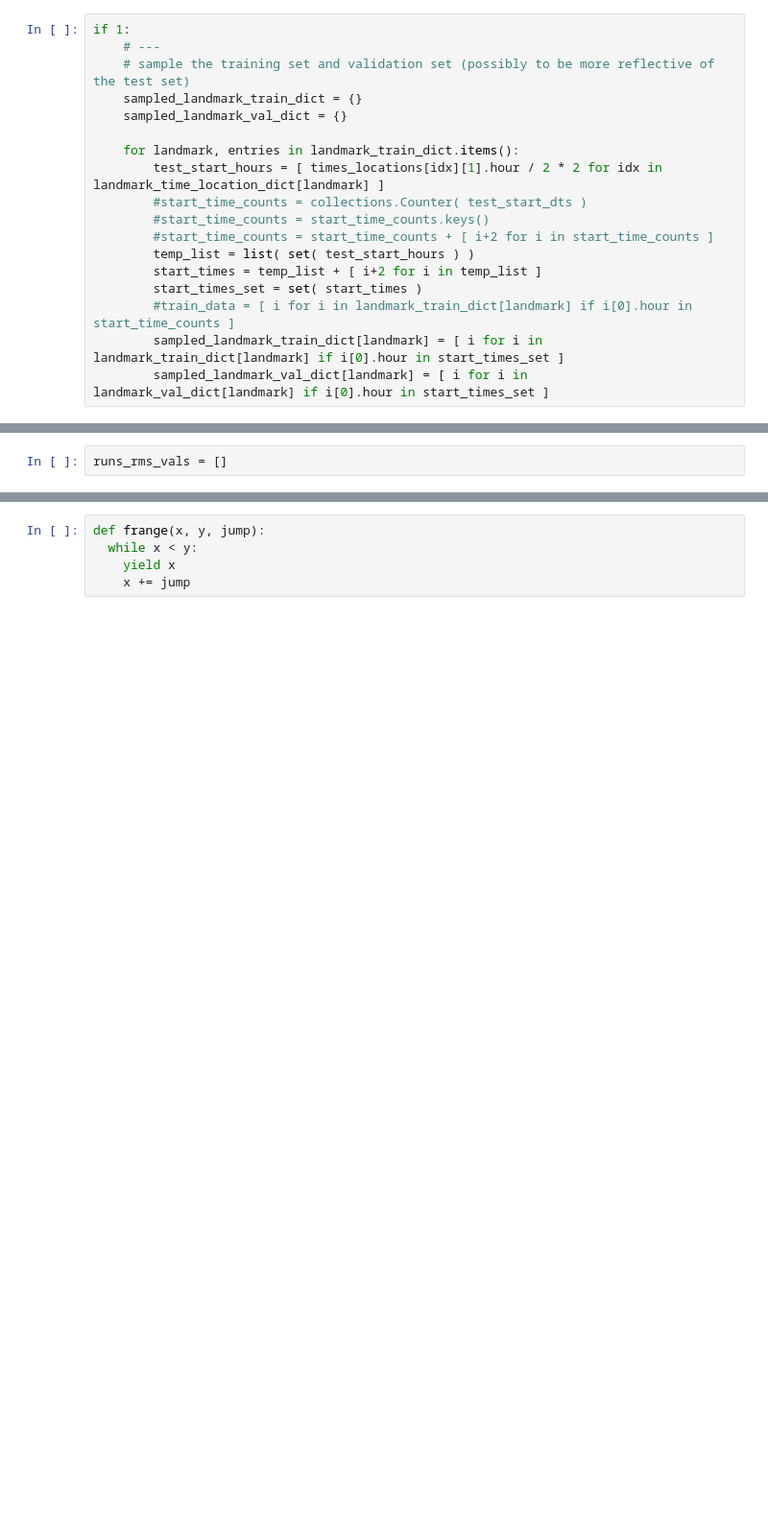
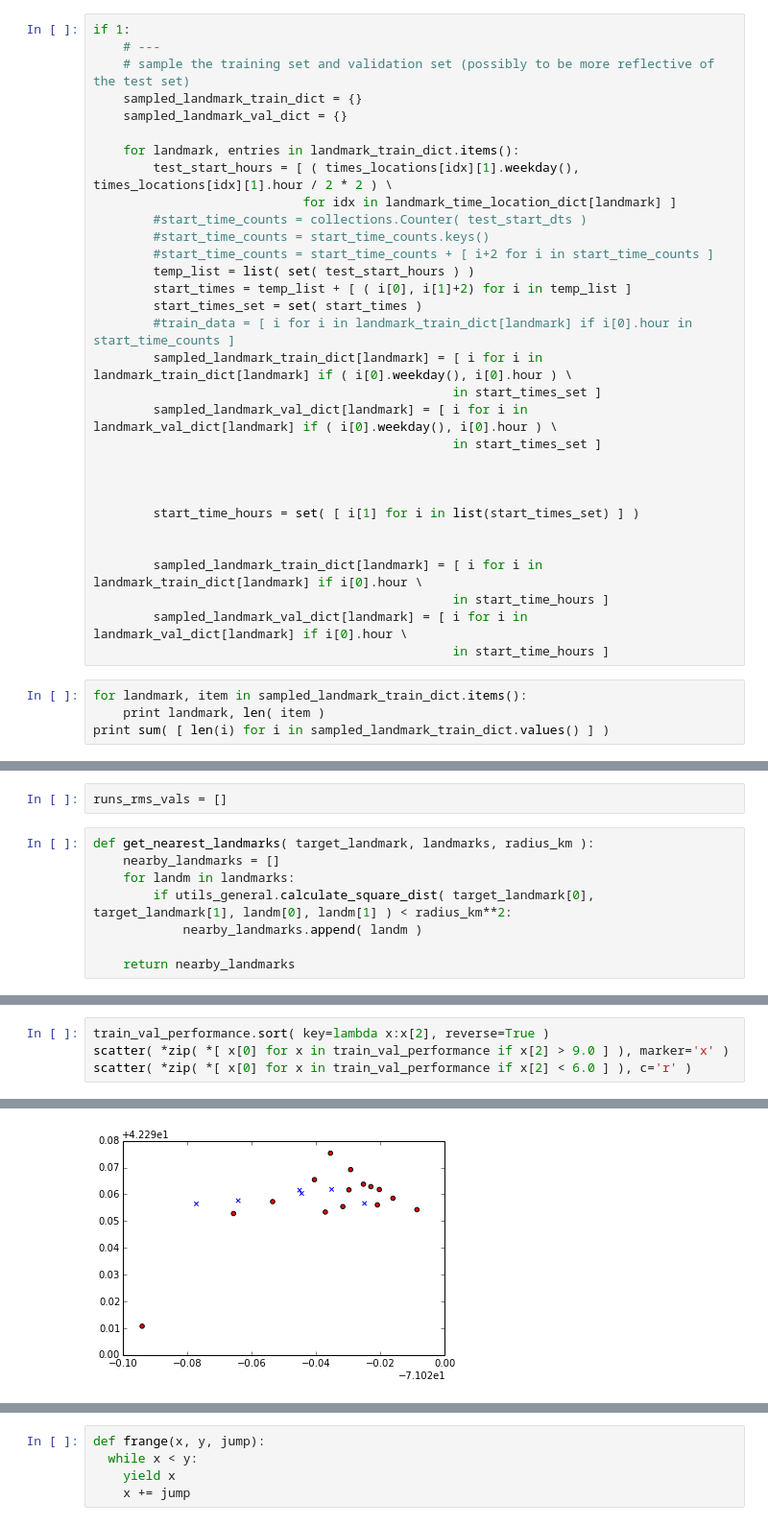
Before and after one commit to wpli/supervised-learning, a Jupyter notebook: notebooks/workbench.ipynb, the cells around one changed output, grey strips where cells are left out. Shown at 96% size. Cells and saved outputs as stored; diff of their text form; blank space fills up the shorter version.

```diff
--- a/notebooks/workbench.ipynb
+++ b/notebooks/workbench.ipynb
@@ -174,13 +174,30 @@ if 1:
     sampled_landmark_val_dict = {}
 
     for landmark, entries in landmark_train_dict.items():
-        test_start_hours = [ times_locations[idx][1].hour / 2 * 2 for idx in landmark_time_location_dict[landmark] ]
+        test_start_hours = [ ( times_locations[idx][1].weekday(), times_locations[idx][1].hour / 2 * 2 ) \
+                            for idx in landmark_time_location_dict[landmark] ]
         #start_time_counts = collections.Counter( test_start_dts )
         #start_time_counts = start_time_counts.keys()
         #start_time_counts = start_time_counts + [ i+2 for i in start_time_counts ]
         temp_list = list( set( test_start_hours ) )
-        start_times = temp_list + [ i+2 for i in temp_list ]
+        start_times = temp_list + [ ( i[0], i[1]+2) for i in temp_list ]
         start_times_set = set( start_times )
         #train_data = [ i for i in landmark_train_dict[landmark] if i[0].hour in start_time_counts ]
-        sampled_landmark_train_dict[landmark] = [ i for i in landmark_train_dict[landmark] if i[0].hour in start_times_set ]
-        sampled_landmark_val_dict[landmark] = [ i for i in landmark_val_dict[landmark] if i[0].hour in start_times_set ]
+        sampled_landmark_train_dict[landmark] = [ i for i in landmark_train_dict[landmark] if ( i[0].weekday(), i[0].hour ) \
+                                                in start_times_set ]
+        sampled_landmark_val_dict[landmark] = [ i for i in landmark_val_dict[landmark] if ( i[0].weekday(), i[0].hour ) \
+                                                in start_times_set ]
+
+
+
+        start_time_hours = set( [ i[1] for i in list(start_times_set) ] )
+
+
+        sampled_landmark_train_dict[landmark] = [ i for i in landmark_train_dict[landmark] if i[0].hour \
+                                                in start_time_hours ]
+        sampled_landmark_val_dict[landmark] = [ i for i in landmark_val_dict[landmark] if i[0].hour \
+                                                in start_time_hours ]
+# %%
+for landmark, item in sampled_landmark_train_dict.items():
+    print landmark, len( item )
+print sum( [ len(i) for i in sampled_landmark_train_dict.values() ] )
@@ -190,6 +225,14 @@ Run this cell to add/play around with different functions and write submission f
 from sklearn import ensemble
 # %%
 runs_rms_vals = []
+# %%
+def get_nearest_landmarks( target_landmark, landmarks, radius_km ):
+    nearby_landmarks = []
+    for landm in landmarks:
+        if utils_general.calculate_square_dist( target_landmark[0], target_landmark[1], landm[0], landm[1] ) < radius_km**2:
+            nearby_landmarks.append( landm )
+
+    return nearby_landmarks
 # %%
 import utils_features
 reload( utils_features )
@@ -371,0 +448,5 @@ Wrote ../submissions/submission.1387771568.txt
+# %%
+train_val_performance.sort( key=lambda x:x[2], reverse=True )
+scatter( *zip( *[ x[0] for x in train_val_performance if x[2] > 9.0 ] ), marker='x' )
+scatter( *zip( *[ x[0] for x in train_val_performance if x[2] < 6.0 ] ), c='r' )
+# %% [output]
@@ -371,0 +454 @@ Wrote ../submissions/submission.1387771568.txt
+[figure, added]
```
Also changed, not shown: parts of 7 cells of this notebook, 2 other files.
